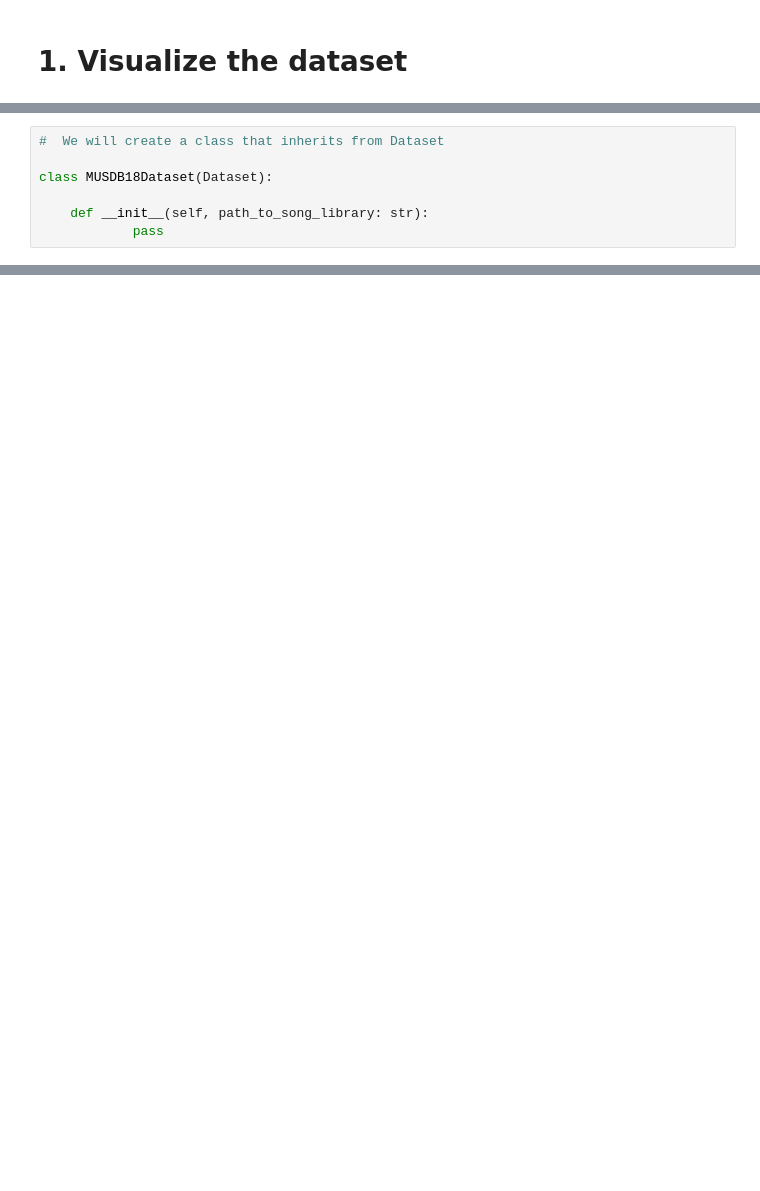
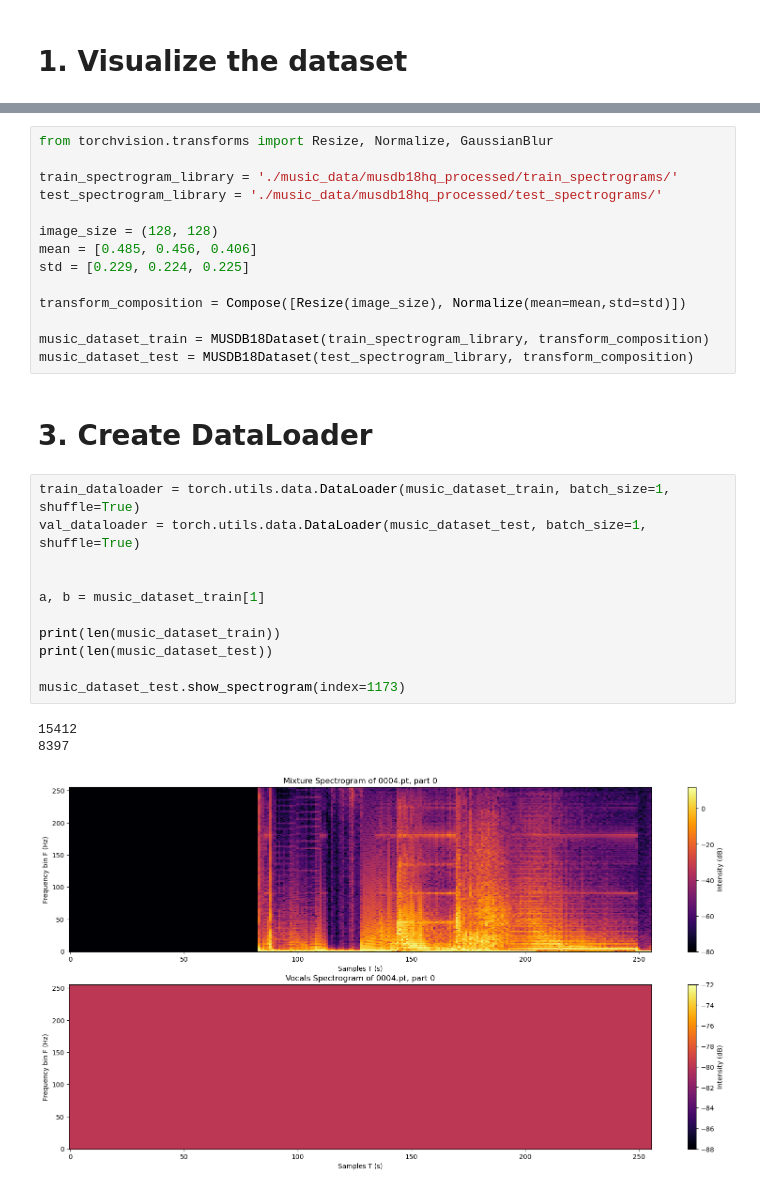
Before and after one commit to NicholasGranlund/SSY340-Music-Isolation-Project, a Jupyter notebook: music_isolator.ipynb, the cells around one changed output, grey strips where cells are left out. Drawn from its saved outputs; the diff is of its cells as text; blank space fills up the shorter version.

```diff
--- a/music_isolator.ipynb
+++ b/music_isolator.ipynb
@@ -65,7 +74,0 @@ my_spectrogram.visualize()
-# %%
-#  We will create a class that inherits from Dataset
-
-class MUSDB18Dataset(Dataset):
-
-    def __init__(self, path_to_song_library: str):
-            pass
@@ -71,0 +120,31 @@ class MUSDB18Dataset(Dataset):
+# %%
+from torchvision.transforms import Resize, Normalize, GaussianBlur
+
+train_spectrogram_library = './music_data/musdb18hq_processed/train_spectrograms/'
+test_spectrogram_library = './music_data/musdb18hq_processed/test_spectrograms/'
+
+image_size = (128, 128)
+mean = [0.485, 0.456, 0.406]
+std = [0.229, 0.224, 0.225]
+
+transform_composition = Compose([Resize(image_size), Normalize(mean=mean,std=std)])
+
+music_dataset_train = MUSDB18Dataset(train_spectrogram_library, transform_composition)
+music_dataset_test = MUSDB18Dataset(test_spectrogram_library, transform_composition)
+# %% [markdown]
+# 3. Create DataLoader
+# %%
+train_dataloader = torch.utils.data.DataLoader(music_dataset_train, batch_size=1, shuffle=True)
+val_dataloader = torch.utils.data.DataLoader(music_dataset_test, batch_size=1, shuffle=True)
+
+
+a, b = music_dataset_train[1]
+
+print(len(music_dataset_train))
+print(len(music_dataset_test))
+
+music_dataset_test.show_spectrogram(index=1173)
+# %% [output]
+15412
+8397
+[figure, added]
```
Also changed, not shown: parts of 9 cells of this notebook, 3 other files.
